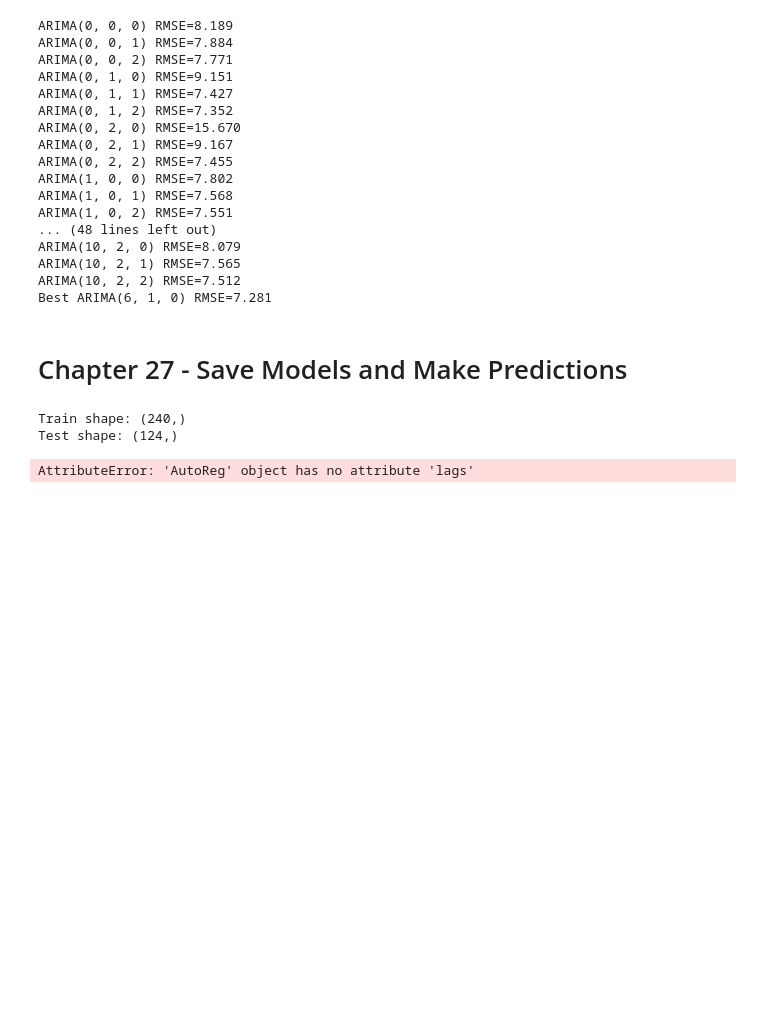
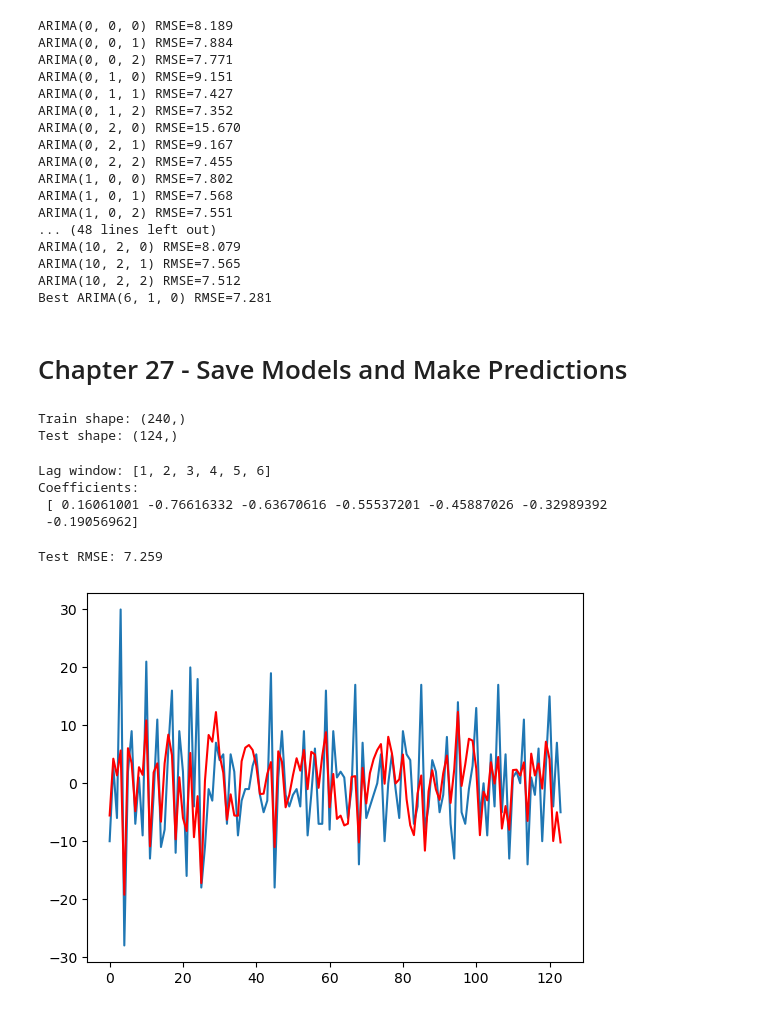
Before and after one commit to LeonardoSMSoares/Economics-Finance-2, a Jupyter notebook: Introduction to TS with Python/ITSP 04 - ARIMA.ipynb, the cells around one changed output. Drawn from its saved outputs; the diff is of its cells as text; code cells hidden in the pictures; blank space fills up the shorter version.

```diff
--- a/Introduction to TS with Python/ITSP 04 - ARIMA.ipynb
+++ b/Introduction to TS with Python/ITSP 04 - ARIMA.ipynb
@@ -168,11 +168,37 @@ Test shape: (124,)
 from statsmodels.tsa.ar_model import AutoReg
 
 # Train AutoRegression model with lag=6
-model = AutoReg(train, lags=6)                     # Define model with lag 6
-model_fit = model.fit()                            # Fit the model
-window = model_fit.model.lags                      # Get lag window
-coef = model_fit.params                            # Model coefficients
+model = AutoReg(train, lags=6)                 # Define model
+model_fit = model.fit()                        # Fit the model
 
-print(coef)
+# Get lag window and model coefficients
+window = model_fit.model._lags                 # Internal attribute for lags
+coef = model_fit.params                        # Model coefficients
+
+print("Lag window:", window)
+print("Coefficients:\n", coef)
 # %% [output]
-AttributeError: 'AutoReg' object has no attribute 'lags'
+Lag window: [1, 2, 3, 4, 5, 6]
+Coefficients:
+ [ 0.16061001 -0.76616332 -0.63670616 -0.55537201 -0.45887026 -0.32989392
+ -0.19056962]
+# %%
+# walk forward over time steps in test
+history = [train[i] for i in range(len(train))]
+predictions = list()
+for t in range(len(test)):
+    yhat = predict(coef, history)
+    obs = test[t]
+    predictions.append(yhat)
+    history.append(obs)
+rmse = sqrt(mean_squared_error(test, predictions))
+print('Test RMSE: %.3f' % rmse)
+# %% [output]
+Test RMSE: 7.259
+# %%
+# plot
+plt.plot(test)
+plt.plot(predictions, color='red')
+plt.show()
+# %% [output]
+[figure, added]
```
Also changed, not shown: parts of 3 cells of this notebook, 6 other files.
